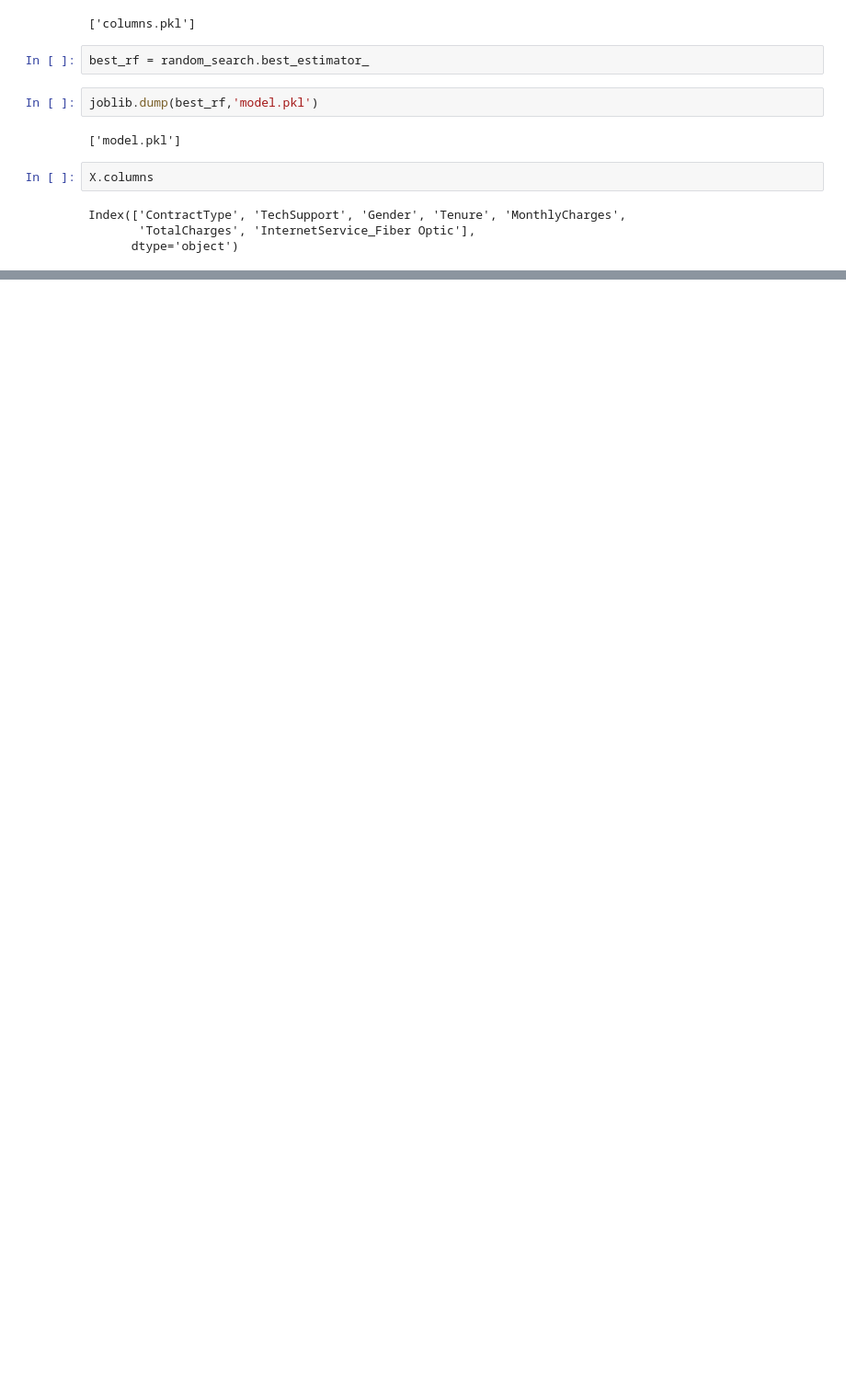
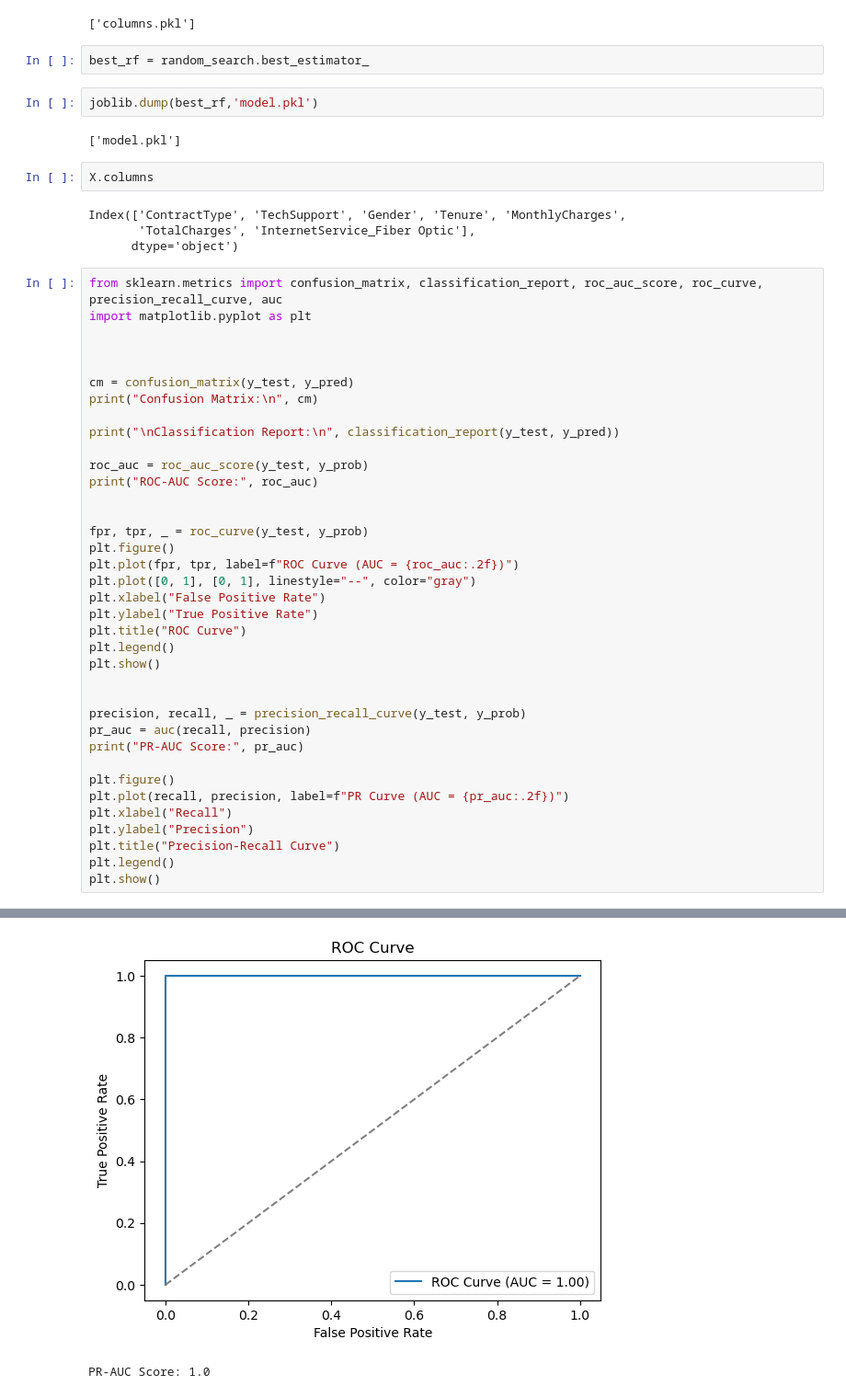
Before and after one commit to AdeenaRamzan/customer-churn-prediction, a Jupyter notebook: Customer_churn_prediction.ipynb, the cells around one changed output, grey strips where cells are left out. Shown: that part at 92% size. Saved outputs shown, nothing was run; the diff lists cells and outputs as text; blank space fills up the shorter version.

```diff
--- a/Customer_churn_prediction.ipynb
+++ b/Customer_churn_prediction.ipynb
@@ -423,3 +423,41 @@ X.columns
 Index(['ContractType', 'TechSupport', 'Gender', 'Tenure', 'MonthlyCharges',
        'TotalCharges', 'InternetService_Fiber Optic'],
       dtype='object')
+# %%
+from sklearn.metrics import confusion_matrix, classification_report, roc_auc_score, roc_curve, precision_recall_curve, auc
+import matplotlib.pyplot as plt
+
+
+
+cm = confusion_matrix(y_test, y_pred)
+print("Confusion Matrix:\n", cm)
+
+print("\nClassification Report:\n", classification_report(y_test, y_pred))
+
+roc_auc = roc_auc_score(y_test, y_prob)
+print("ROC-AUC Score:", roc_auc)
+
+
+fpr, tpr, _ = roc_curve(y_test, y_prob)
+plt.figure()
+plt.plot(fpr, tpr, label=f"ROC Curve (AUC = {roc_auc:.2f})")
+plt.plot([0, 1], [0, 1], linestyle="--", color="gray")
+plt.xlabel("False Positive Rate")
+plt.ylabel("True Positive Rate")
+plt.title("ROC Curve")
+plt.legend()
+plt.show()
+
+
+precision, recall, _ = precision_recall_curve(y_test, y_prob)
+pr_auc = auc(recall, precision)
+print("PR-AUC Score:", pr_auc)
+
+plt.figure()
+plt.plot(recall, precision, label=f"PR Curve (AUC = {pr_auc:.2f})")
+plt.xlabel("Recall")
+plt.ylabel("Precision")
+plt.title("Precision-Recall Curve")
+plt.legend()
+plt.show()
+# %% [output]
@@ -425,0 +479,2 @@ Index(['ContractType', 'TechSupport', 'Gender', 'Tenure', 'MonthlyCharges',
+[figure, added]
+PR-AUC Score: 1.0
```
Also changed, not shown: parts of 3 cells of this notebook.
